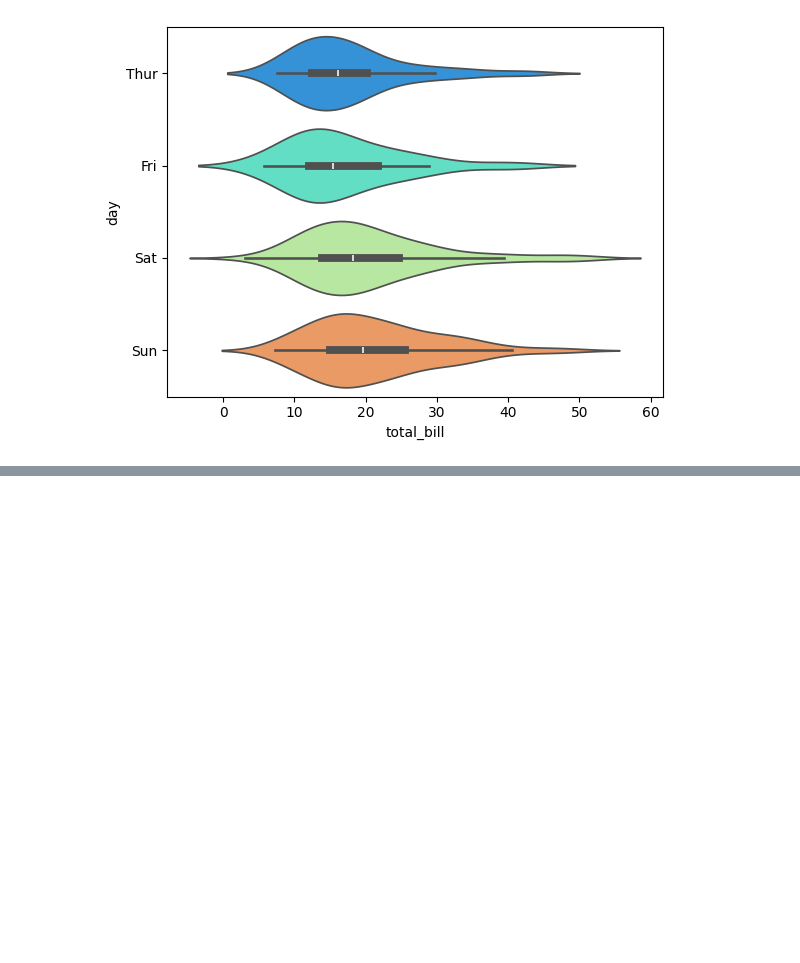
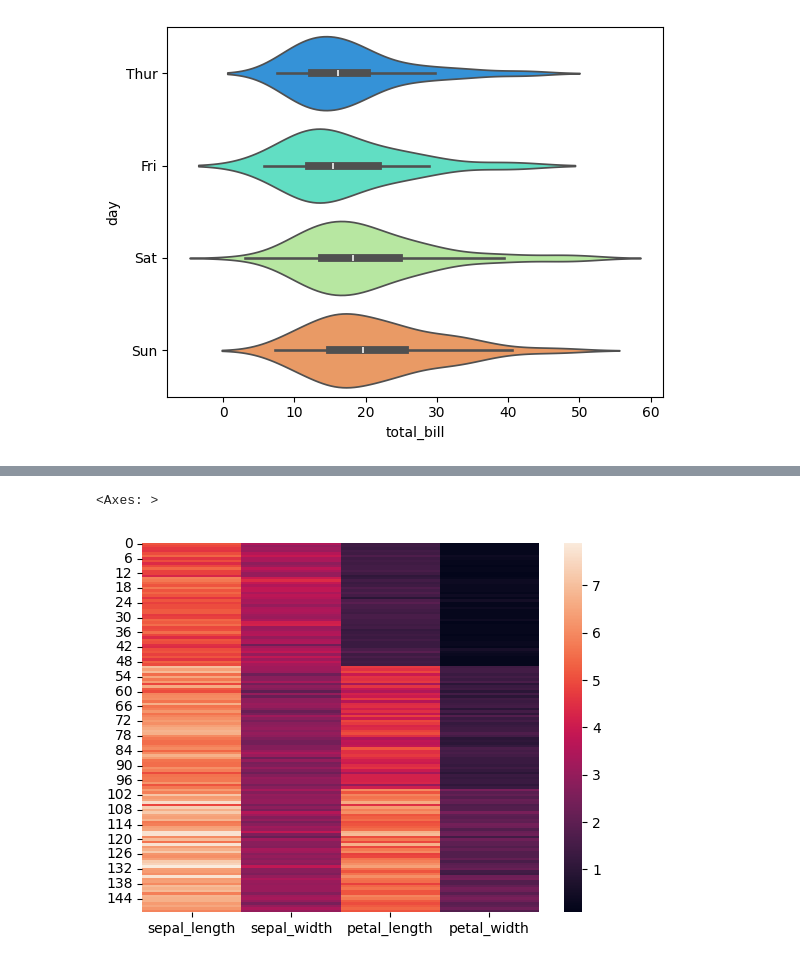
Before and after one commit to SUDHAN1022/Python-for-data-science, a Jupyter notebook: python_series.ipynb, the cells around one changed output, grey strips where cells are left out. Drawn from its saved outputs; the diff is of its cells as text; code cells hidden in the pictures; blank space fills up the shorter version.

```diff
--- a/python_series.ipynb
+++ b/python_series.ipynb
@@ -875,0 +880,2 @@ Passing `palette` without assigning `hue` is deprecated and will be removed in v
+# %%
+df=sns.load_dataset("iris")
@@ -875,0 +924,3 @@ Passing `palette` without assigning `hue` is deprecated and will be removed in v
+# %%
+numeric_df=df.select_dtypes(include='number')
+numeric_df.corr()
@@ -875,0 +933,5 @@ Passing `palette` without assigning `hue` is deprecated and will be removed in v
+# %%
+sns.heatmap(numeric_df)
+# %% [output]
+<Axes: >
+[figure, added]
```
Also changed, not shown: parts of 24 cells of this notebook.
